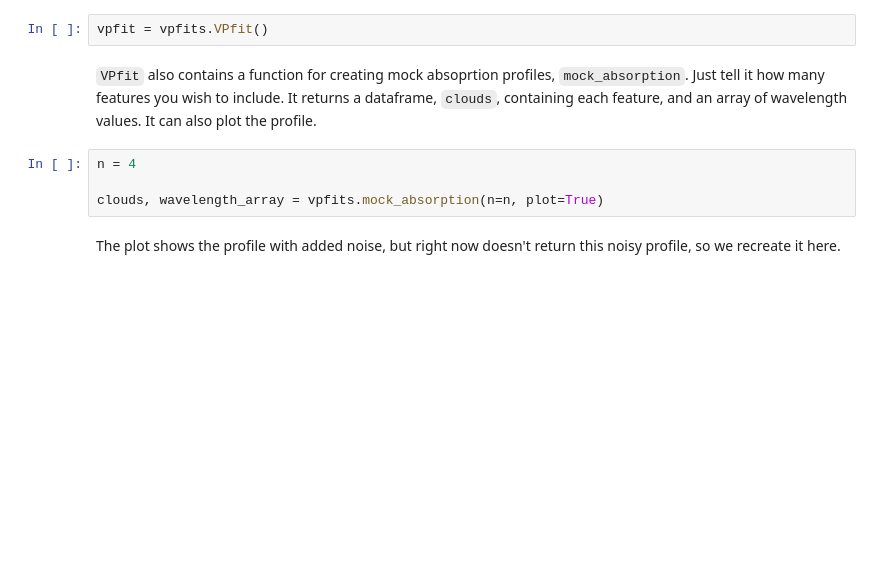
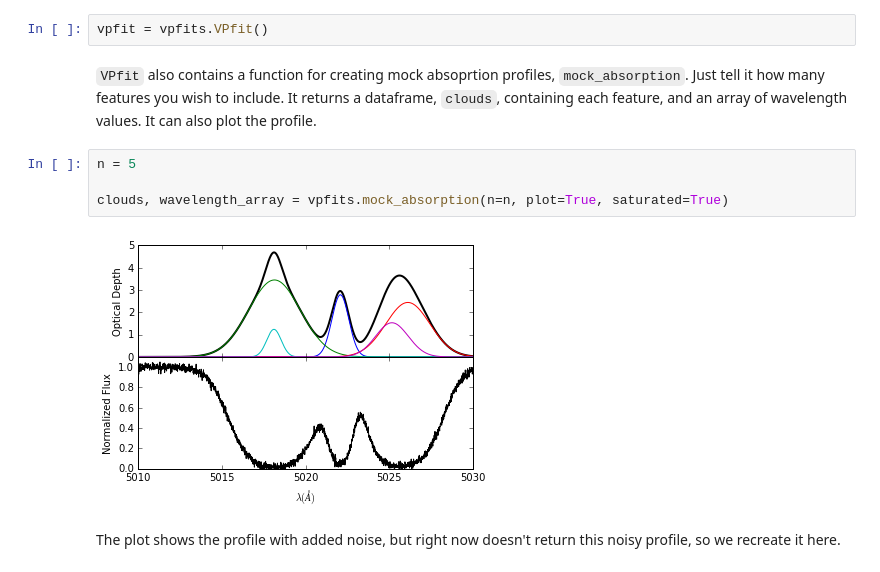
Before and after one commit to sarahappleby/VAMP, a Jupyter notebook: _introduction.ipynb, the cells around one changed output. Saved outputs shown, nothing was run; the diff lists cells and outputs as text; blank space fills up the shorter version.

```diff
--- a/_introduction.ipynb
+++ b/_introduction.ipynb
@@ -20,9 +18,11 @@ vpfit = vpfits.VPfit()
 # %% [markdown]
 `VPfit` also contains a function for creating mock absoprtion profiles, `mock_absorption`. Just tell it how many features you wish to include. It returns a dataframe, `clouds`, containing each feature, and an array of wavelength values. It can also plot the profile.
 # %%
-n = 4
+n = 5
 
-clouds, wavelength_array = vpfits.mock_absorption(n=n, plot=True)
+clouds, wavelength_array = vpfits.mock_absorption(n=n, plot=True, saturated=True)
+# %% [output]
+[figure, added]
 # %% [markdown]
 The plot shows the profile with added noise, but right now doesn't return this noisy profile, so we recreate it here.
 # %%
```
Also changed, not shown: parts of 12 cells of this notebook, 1 other file.
